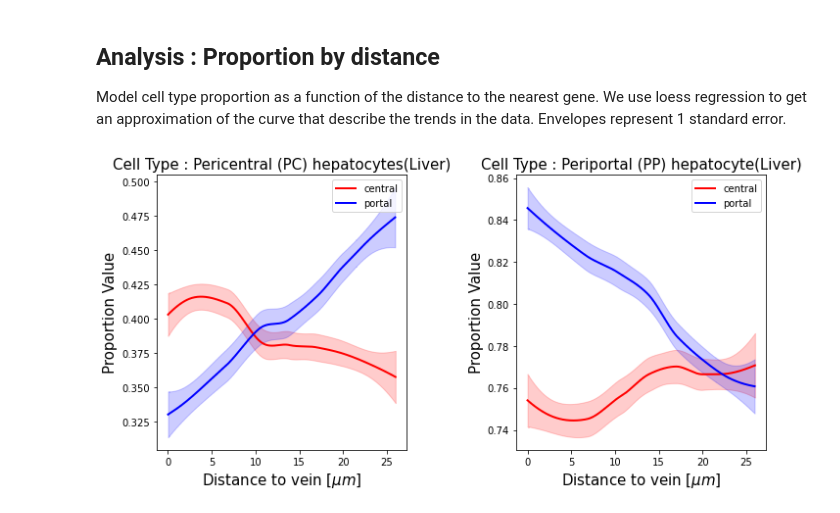
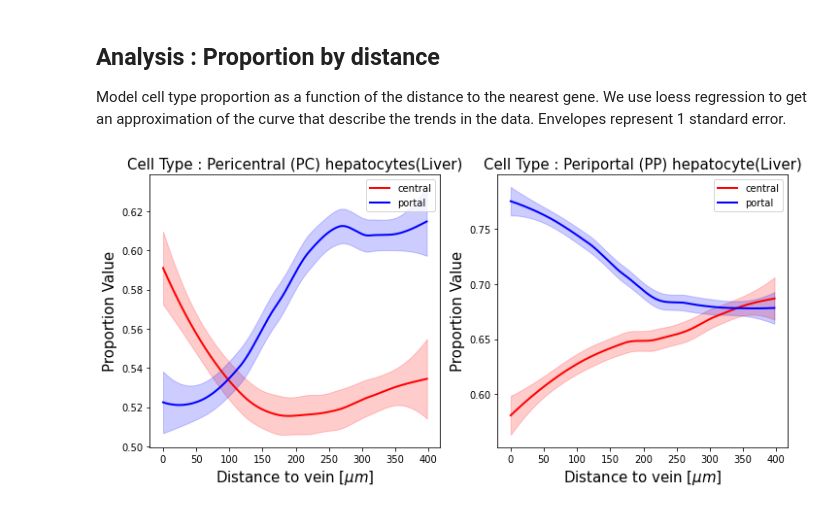
Before and after one commit to almaan/ST-mLiver, a Jupyter notebook: scripts/proportion-analysis.ipynb, the cells around one changed output. Cells and saved outputs as stored; diff of their text form; code cells hidden in the pictures.

Commit message:
updated scalefactor

```diff
--- a/scripts/proportion-analysis.ipynb
+++ b/scripts/proportion-analysis.ipynb
@@ -43,7 +43,7 @@ TAG = re.sub(":| |-|\\.|","",str(datetime.datetime.today()))
 TAG = TAG + "-analysis"
 
 REPO_DIR = osp.dirname(osp.abspath(os.getcwd()))
-DATA_DIR = osp.join(REPO_DIR,"data/h5ad-cca")
+DATA_DIR = osp.join("/Users/franziskahildebrandt/Desktop/PhDprojectFranziskaHildebrandt/ST-liver/uninfectedLiver-sequenced/ankarliver/data/h5ad-cca")
 PROP_DIR = osp.join(REPO_DIR,"res/stereoscope-res/")
 
 
@@ -52,7 +52,7 @@ RESULTS_DIR = osp.join(REPO_DIR,"res",TAG)
 if not osp.exists(RESULTS_DIR):
     os.mkdir(RESULTS_DIR)
 
-SCALE_FACTOR = 0.26
+SCALE_FACTOR = 2.8
 
 
 PTHS = list(filter(lambda x: x.split(".")[-1] == "h5ad",os.listdir(DATA_DIR)))
@@ -60,8 +60,8 @@ PTHS = {p.split(".")[0]:osp.join(DATA_DIR,p) for p in PTHS }
 # %% [markdown]
 ## Load data
 # %%
-#exclude = ["CN65-C1","CN65-C2","CN16-D1", "CN16-E1"]  # uncomment if you want to exclude
-exclude = []
+exclude = ["CN65-C1","CN65-C2","CN16-D1", "CN16-E1"]  # uncomment if you want to exclude
+#exclude = []
 data_set = {n:ad.read_h5ad(p) for n,p in PTHS.items()}
 
 for ex in exclude:
@@ -125,7 +125,7 @@ share_y = False
 # set within which distance from the vein
 # gene expresssion should be assessed; could
 # be same as RADIUS
-dist_thrs = 100
+dist_thrs = 142
 
 # which genes to be assessed
 cell_types = dict(central = "Pericentral (PC) hepatocytes(Liver)",portal = "Periportal (PP) hepatocyte(Liver)")
@@ -162,31 +162,31 @@ for k,(cell_type,name) in enumerate(cell_types.items()):
             min_dist = data.obsm["vein_distances"]["dist_type_" + vt].values
             xs = np.append(xs,min_dist)
             ys = np.append(ys,data.obsm["proportions"][name].values)
 
         smoothed = ut.smooth_fit(xs,ys,dist_thrs=dist_thrs)
 
         viz.plot_expression_by_distance(ax[k],
                                        data = smoothed,
                                        curve_label = vt,
                                        color_scheme = colormap[vt],
                                        include_background = False,
                                        feature = name,
                                         distance_scale_factor = SCALE_FACTOR,
                                         feature_type = "Cell Type",
                                        )
 
         ax[k].set_ylabel("Proportion Value")
         ax[k].set_xlabel("Distance to vein [" + r"$\mu m$" + "]")
         ax[k].legend()
 
 fig.tight_layout()
 
 if SAVE_RESULTS:
     fig.savefig(osp.join(RESULTS_DIR,
                          "proportion-by-distance.svg"),
                 facecolor = "white",
                 dpi = 300)
 
 plt.show()
 # %% [output]
-[figure, old version]
+[figure, new version]
```
Also changed, not shown: parts of 1 cell of this notebook.
